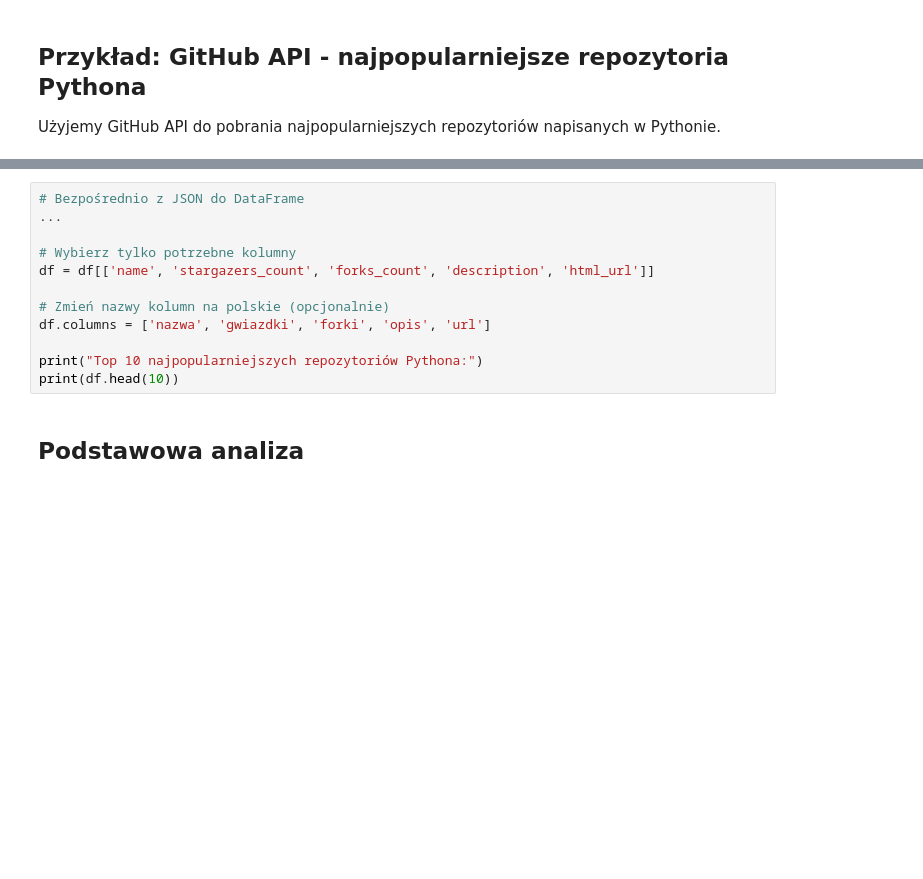
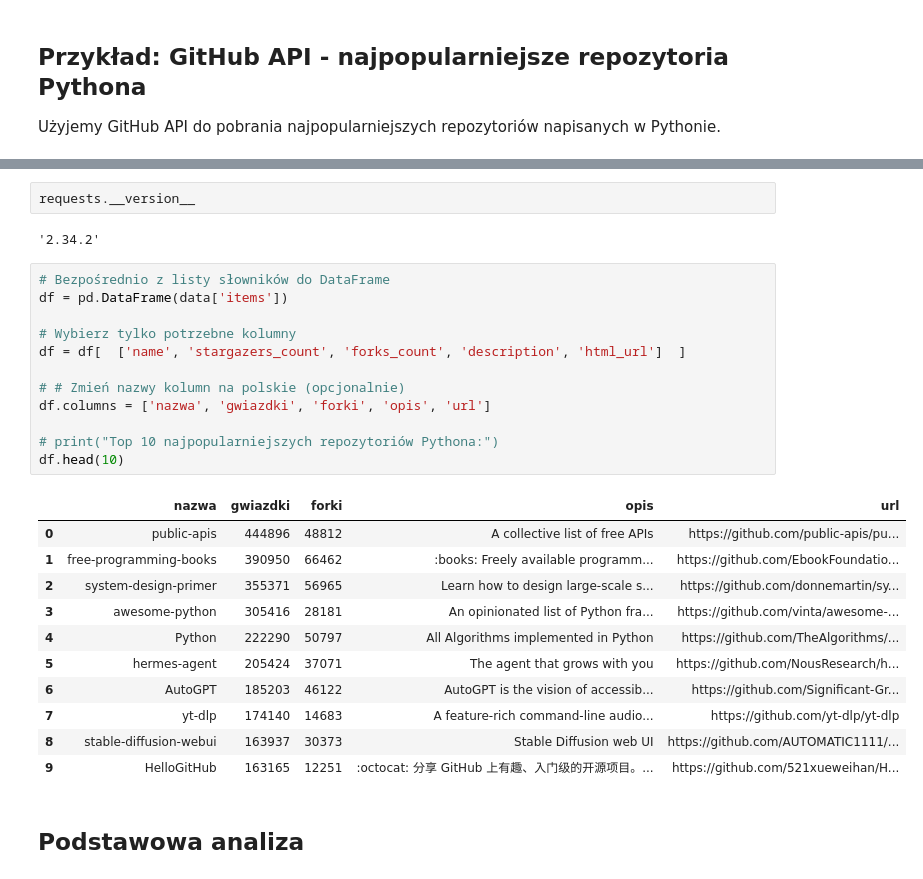
Before and after one commit to jgrynczewski/python-data-visualization, a Jupyter notebook: 00_extras/data_sources/04_api.ipynb, the cells around one changed output, grey strips where cells are left out. Saved outputs shown, nothing was run; the diff lists cells and outputs as text; blank space fills up the shorter version.

```diff
--- a/00_extras/data_sources/04_api.ipynb
+++ b/00_extras/data_sources/04_api.ipynb
@@ -44,15 +55,31 @@ print(f"Pobrano: {len(data['items'])} repozytoriów")
+# %%
+requests.__version__
+# %% [output]
+'2.34.2'
 # %%
-# Bezpośrednio z JSON do DataFrame
-...
+# Bezpośrednio z listy słowników do DataFrame
+df = pd.DataFrame(data['items'])
 
 # Wybierz tylko potrzebne kolumny
-df = df[['name', 'stargazers_count', 'forks_count', 'description', 'html_url']]
+df = df[  ['name', 'stargazers_count', 'forks_count', 'description', 'html_url']  ]
 
-# Zmień nazwy kolumn na polskie (opcjonalnie)
+# # Zmień nazwy kolumn na polskie (opcjonalnie)
 df.columns = ['nazwa', 'gwiazdki', 'forki', 'opis', 'url']
 
-print("Top 10 najpopularniejszych repozytoriów Pythona:")
-print(df.head(10))
+# print("Top 10 najpopularniejszych repozytoriów Pythona:")
+df.head(10)
+# %% [output]
+|  | nazwa | gwiazdki | forki | opis | url |
+| 0 | public-apis | 444896 | 48812 | A collective list of free APIs | https://github.com/public-apis/pu... |
+| 1 | free-programming-books | 390950 | 66462 | :books: Freely available programm... | https://github.com/EbookFoundatio... |
+| 2 | system-design-primer | 355371 | 56965 | Learn how to design large-scale s... | https://github.com/donnemartin/sy... |
+| 3 | awesome-python | 305416 | 28181 | An opinionated list of Python fra... | https://github.com/vinta/awesome-... |
+| 4 | Python | 222290 | 50797 | All Algorithms implemented in Python | https://github.com/TheAlgorithms/... |
+| 5 | hermes-agent | 205424 | 37071 | The agent that grows with you | https://github.com/NousResearch/h... |
+| 6 | AutoGPT | 185203 | 46122 | AutoGPT is the vision of accessib... | https://github.com/Significant-Gr... |
+| 7 | yt-dlp | 174140 | 14683 | A feature-rich command-line audio... | https://github.com/yt-dlp/yt-dlp |
+| 8 | stable-diffusion-webui | 163937 | 30373 | Stable Diffusion web UI | https://github.com/AUTOMATIC1111/... |
+| 9 | HelloGitHub | 163165 | 12251 | :octocat: 分享 GitHub 上有趣、入门级的开源项目。... | https://github.com/521xueweihan/H... |
 # %% [markdown]
 ## Podstawowa analiza
 # %%
```
Also changed, not shown: parts of 4 cells of this notebook, 13 other files.
